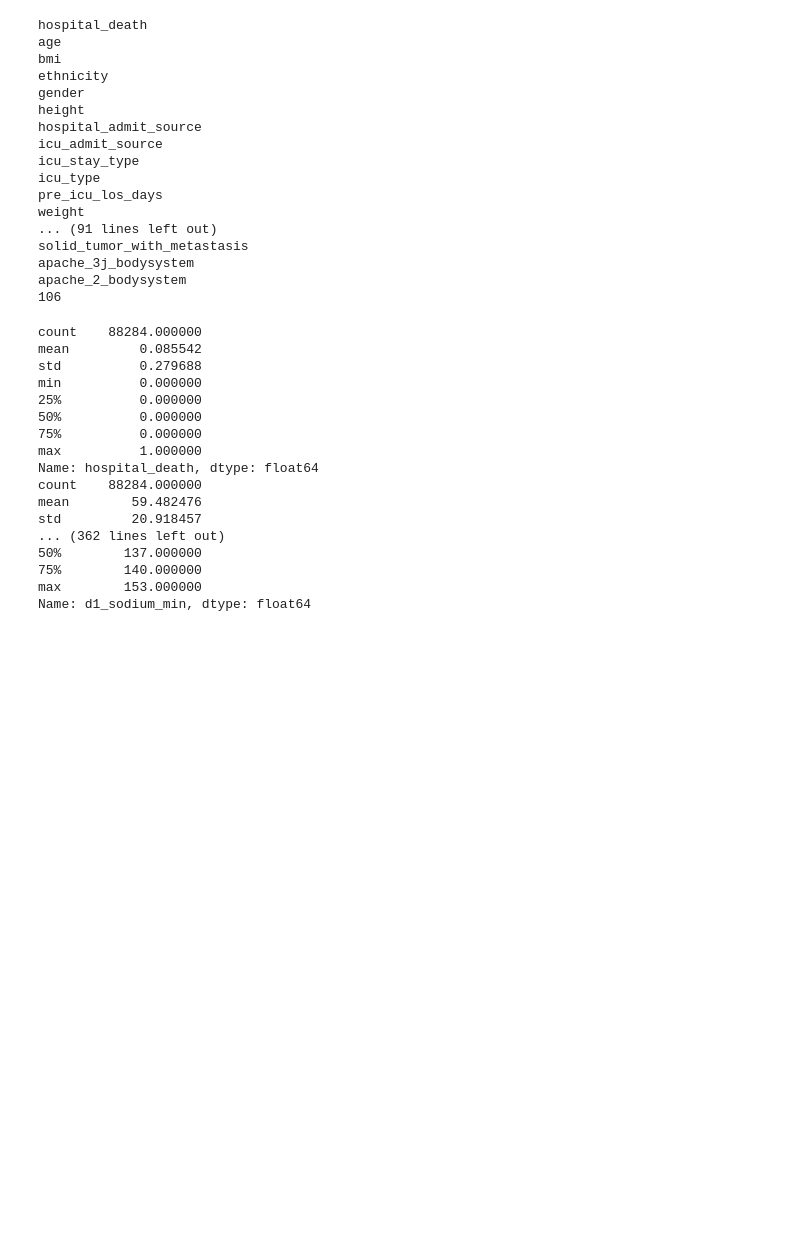
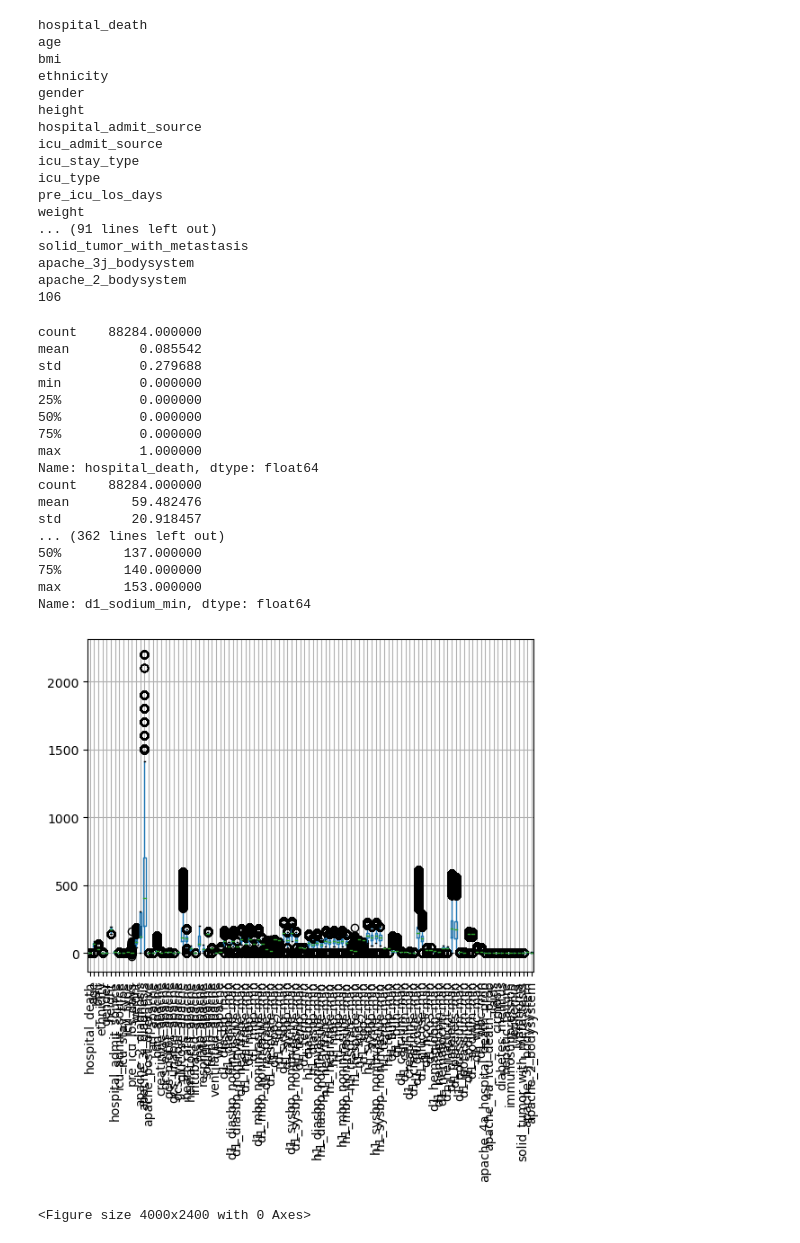
Before and after one commit to ManuRamesha/Project, a Jupyter notebook: sicphase1.ipynb, the cells around one changed output. Drawn from its saved outputs; the diff is of its cells as text; code cells hidden in the pictures; blank space fills up the shorter version.

```diff
--- a/sicphase1.ipynb
+++ b/sicphase1.ipynb
@@ -639,3 +640,11 @@ std         20.918457
 75%        140.000000
 max        153.000000
 Name: d1_sodium_min, dtype: float64
+# %%
+#outlier
+data.boxplot(rot = 90)
+
+plt.show()
+# %% [output]
+[figure, added]
+<Figure size 4000x2400 with 0 Axes>
```
Also changed, not shown: parts of 1 cell of this notebook.
